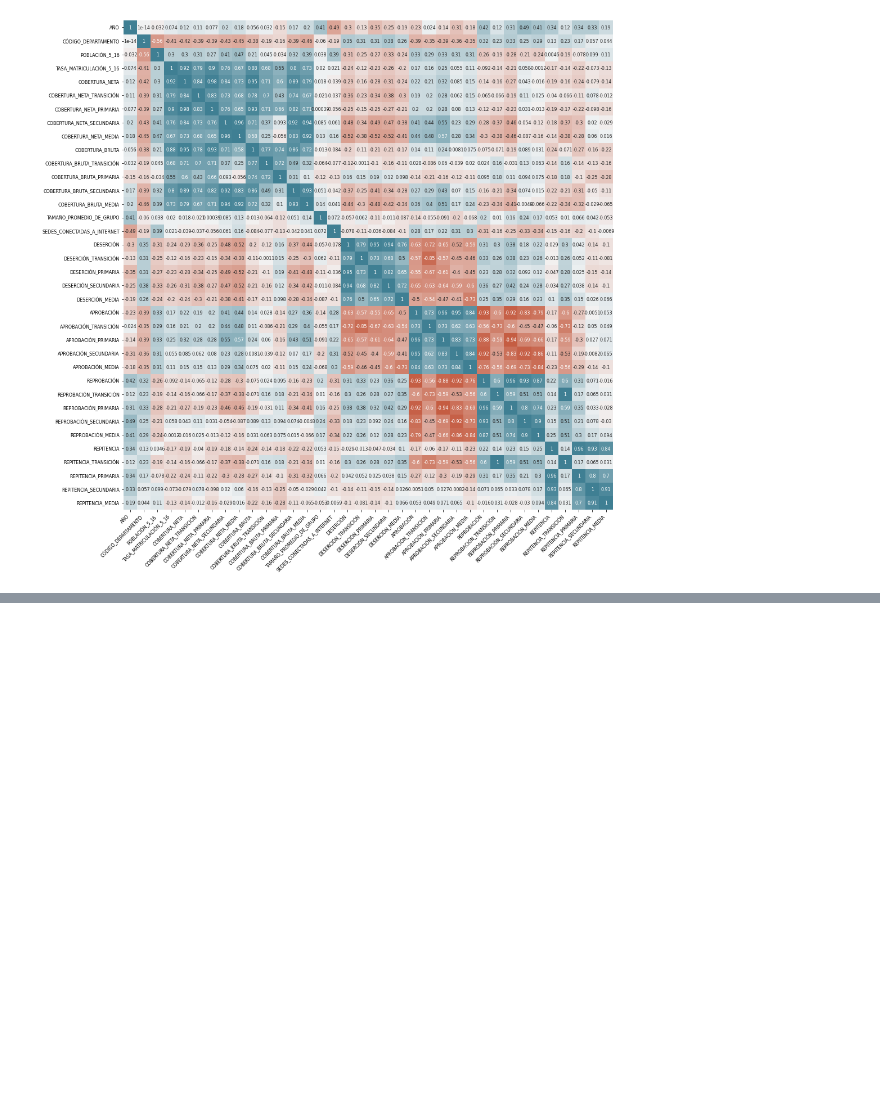
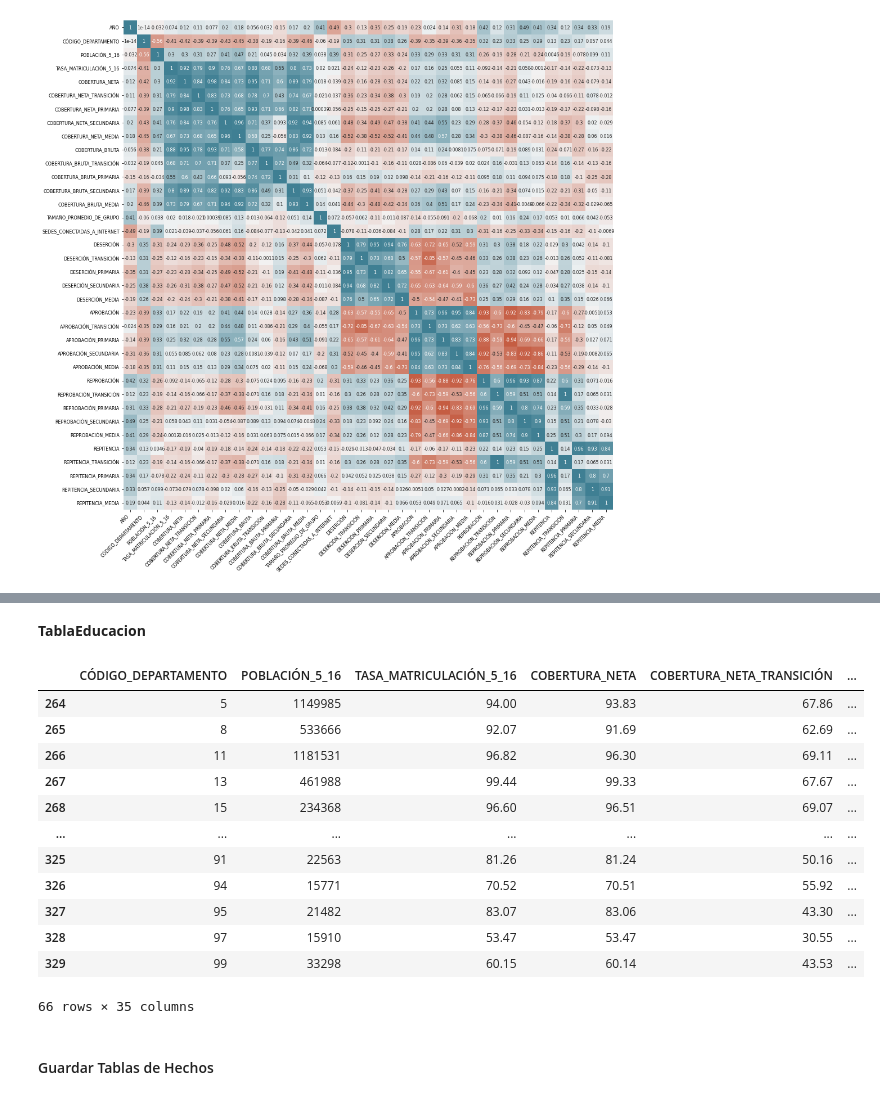
Before and after one commit to davidcastri/ProjectVST, a Jupyter notebook: Modelamiento/modelamiento.ipynb, the cells around one changed output, grey strips where cells are left out. Drawn from its saved outputs; the diff is of its cells as text; code cells hidden in the pictures; blank space fills up the shorter version.

```diff
--- a/Modelamiento/modelamiento.ipynb
+++ b/Modelamiento/modelamiento.ipynb
@@ -314,0 +390,8 @@ ax.tick_params(labelsize = 8)
+# %%
+# Revisión
+pd.set_option('display.max_rows', 65)
+nulls =dict(icfes.isnull().sum())
+dfnulls=pd.DataFrame(list(nulls.items()), columns=['Columna', 'Total_null'])
+porcentaje = lambda x: round((x*100)/icfes.shape[0], 2)
+dfnulls['porcentaje']= dfnulls['Total_null'].apply(porcentaje)
+dfnulls
@@ -314,0 +1037,37 @@ ax.tick_params(labelsize = 8)
+# %% [markdown]
+**TablaEducacion**
+# %%
+
+data_filter = data.query('2018 < AÑO < 2021')
+TablaEducacion = data_filter[['CÓDIGO_DEPARTAMENTO', 'POBLACIÓN_5_16',
+       'TASA_MATRICULACIÓN_5_16', 'COBERTURA_NETA',
+       'COBERTURA_NETA_TRANSICIÓN', 'COBERTURA_NETA_PRIMARIA',
+       'COBERTURA_NETA_SECUNDARIA', 'COBERTURA_NETA_MEDIA', 'COBERTURA_BRUTA',
+       'COBERTURA_BRUTA_TRANSICIÓN', 'COBERTURA_BRUTA_PRIMARIA',
+       'COBERTURA_BRUTA_SECUNDARIA', 'COBERTURA_BRUTA_MEDIA',
+       'TAMAÑO_PROMEDIO_DE_GRUPO', 'SEDES_CONECTADAS_A_INTERNET', 'DESERCIÓN',
+       'DESERCIÓN_TRANSICIÓN', 'DESERCIÓN_PRIMARIA', 'DESERCIÓN_SECUNDARIA',
+       'DESERCIÓN_MEDIA', 'APROBACIÓN', 'APROBACIÓN_TRANSICIÓN',
+       'APROBACIÓN_PRIMARIA', 'APROBACIÓN_SECUNDARIA', 'APROBACIÓN_MEDIA',
+       'REPROBACIÓN', 'REPROBACIÓN_TRANSICIÓN', 'REPROBACIÓN_PRIMARIA',
+       'REPROBACIÓN_SECUNDARIA', 'REPROBACIÓN_MEDIA', 'REPITENCIA',
+       'REPITENCIA_TRANSICIÓN', 'REPITENCIA_PRIMARIA', 'REPITENCIA_SECUNDARIA',
+       'REPITENCIA_MEDIA']]
+
+TablaEducacion
+# %% [output]
+|  | CÓDIGO_DEPARTAMENTO | POBLACIÓN_5_16 | TASA_MATRICULACIÓN_5_16 | COBERTURA_NETA | COBERTURA_NETA_TRANSICIÓN | ... |
+| 264 | 5 | 1149985 | 94.00 | 93.83 | 67.86 | ... |
+| 265 | 8 | 533666 | 92.07 | 91.69 | 62.69 | ... |
+| 266 | 11 | 1181531 | 96.82 | 96.30 | 69.11 | ... |
+| 267 | 13 | 461988 | 99.44 | 99.33 | 67.67 | ... |
+| 268 | 15 | 234368 | 96.60 | 96.51 | 69.07 | ... |
+| ... | ... | ... | ... | ... | ... | ... |
+| 325 | 91 | 22563 | 81.26 | 81.24 | 50.16 | ... |
+| 326 | 94 | 15771 | 70.52 | 70.51 | 55.92 | ... |
+| 327 | 95 | 21482 | 83.07 | 83.06 | 43.30 | ... |
+| 328 | 97 | 15910 | 53.47 | 53.47 | 30.55 | ... |
+| 329 | 99 | 33298 | 60.15 | 60.14 | 43.53 | ... |
+66 rows × 35 columns
+# %% [markdown]
+#### Guardar Tablas de Hechos
```
Also changed, not shown: parts of 106 cells of this notebook, 23 other files.
